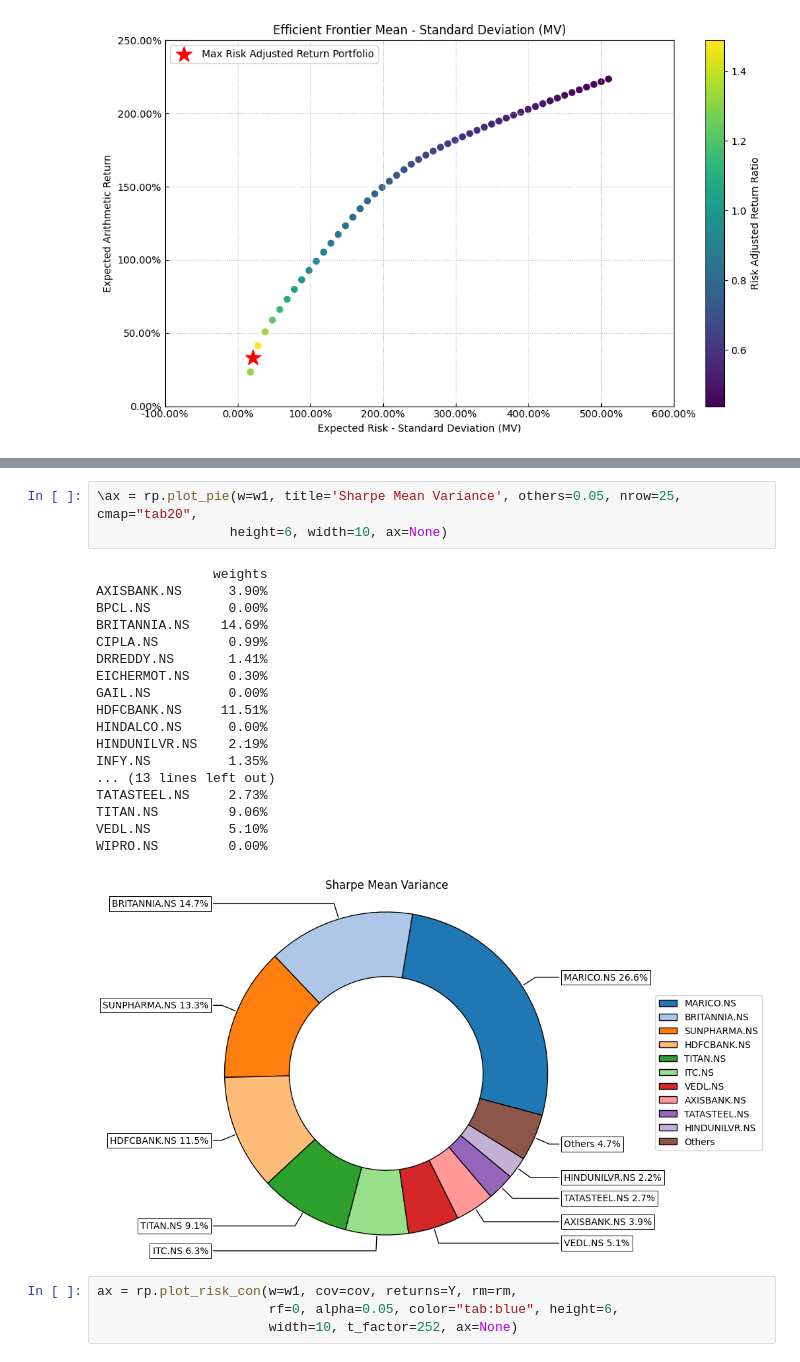
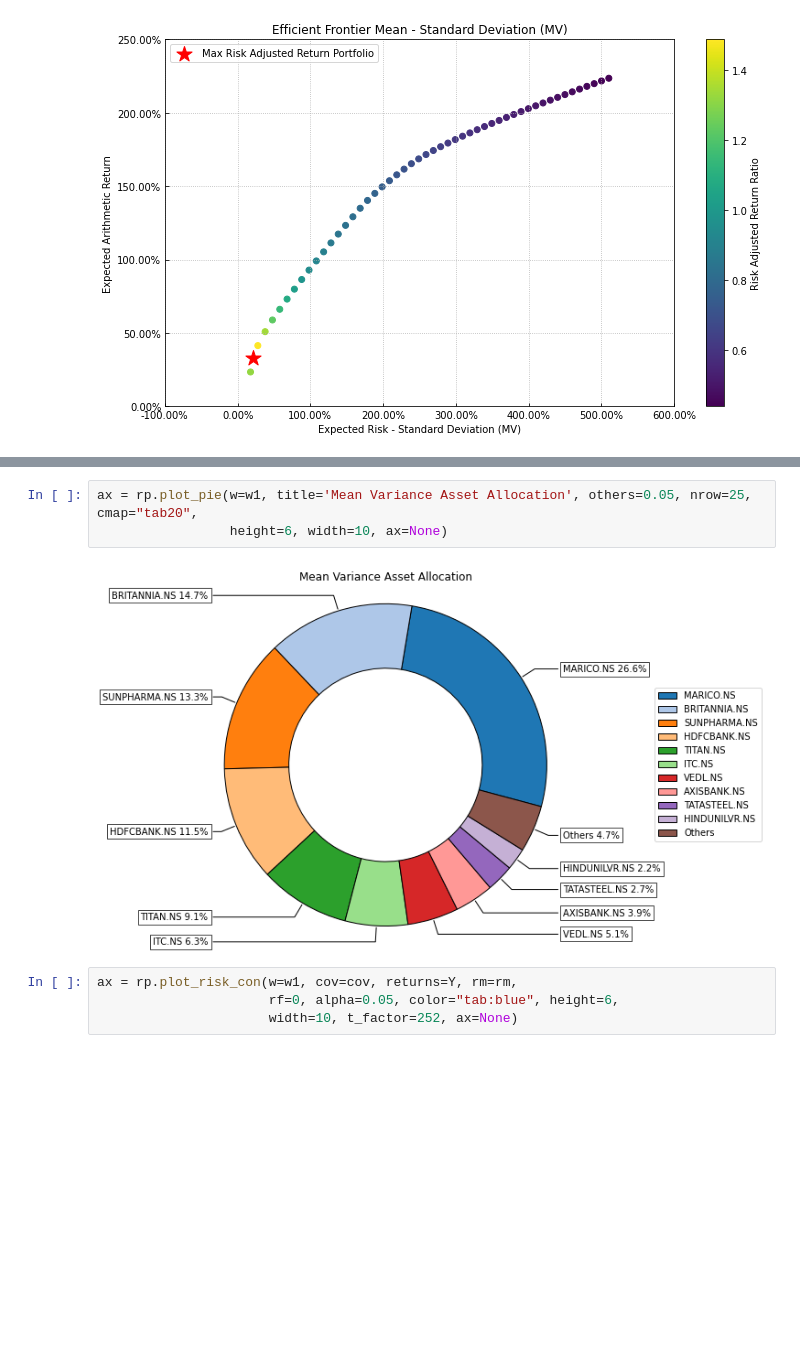
Before and after one commit to Divyanshu-info/Portfolio-Optimization, a Jupyter notebook: Final/MV_opt.ipynb, the cells around one changed output, grey strips where cells are left out. Cells and saved outputs as stored; diff of their text form; blank space fills up the shorter version.

```diff
--- a/Final/MV_opt.ipynb
+++ b/Final/MV_opt.ipynb
@@ -101,25 +101,8 @@ cagr_graph = rp.plot_series(returns=Y, w=w1, cmap='tab20', height=6, width=10,
 # %%
-\ax = rp.plot_pie(w=w1, title='Sharpe Mean Variance', others=0.05, nrow=25, cmap="tab20",
+ax = rp.plot_pie(w=w1, title='Mean Variance Asset Allocation', others=0.05, nrow=25, cmap="tab20",
                  height=6, width=10, ax=None)
 # %% [output]
-               weights
-AXISBANK.NS      3.90%
-BPCL.NS          0.00%
-BRITANNIA.NS    14.69%
-CIPLA.NS         0.99%
-DRREDDY.NS       1.41%
-EICHERMOT.NS     0.30%
-GAIL.NS          0.00%
-HDFCBANK.NS     11.51%
-HINDALCO.NS      0.00%
-HINDUNILVR.NS    2.19%
-INFY.NS          1.35%
-... (13 lines left out)
-TATASTEEL.NS     2.73%
-TITAN.NS         9.06%
-VEDL.NS          5.10%
-WIPRO.NS         0.00%
-[figure, old version]
+[figure, new version]
 # %%
 ax = rp.plot_risk_con(w=w1, cov=cov, returns=Y, rm=rm,
                       rf=0, alpha=0.05, color="tab:blue", height=6,
```
Also changed, not shown: parts of 2 cells of this notebook, 19 other files.
